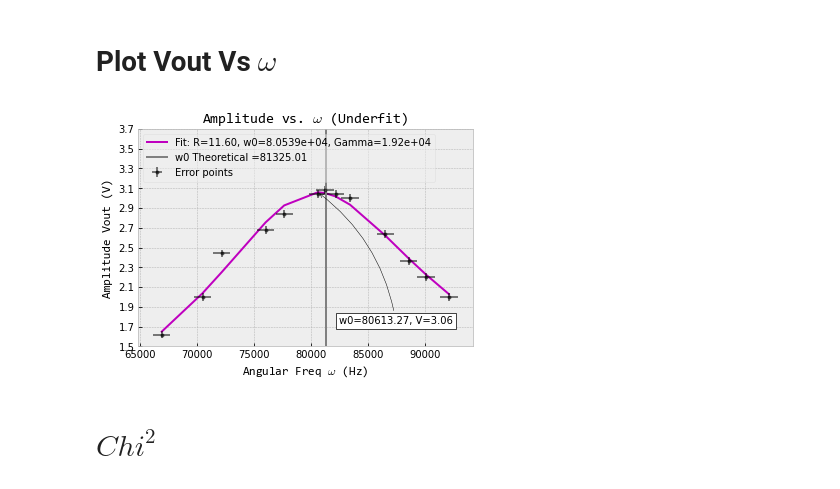
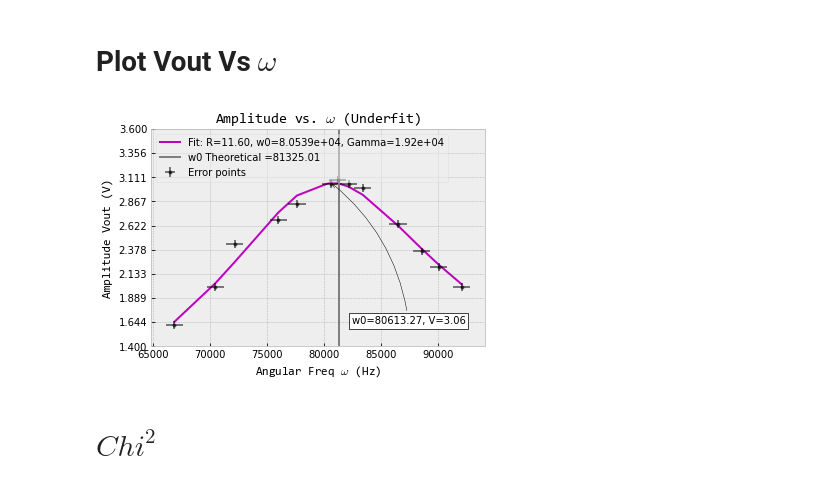
Before and after one commit to Drixitel/134-Lab-Spring-2023, a Jupyter notebook: Code/Chaos/FinalRCLAnalysis.ipynb, the cells around one changed output. Drawn from its saved outputs; the diff is of its cells as text; code cells hidden in the pictures.

```diff
--- a/Code/Chaos/FinalRCLAnalysis.ipynb
+++ b/Code/Chaos/FinalRCLAnalysis.ipynb
@@ -339,35 +339,35 @@ def annot_max(x,y, ax=None):
     if not ax:
         ax=plt.gca()
     bbox_props = dict(boxstyle="square,pad=0.3", fc="w", ec="k", lw=0.72)
     arrowprops=dict(arrowstyle="->",connectionstyle="arc3,rad=.2", color='black')
     kw = dict(xycoords='data',textcoords="axes fraction",
               arrowprops=arrowprops, bbox=bbox_props, ha="right", va="top")
     ax.annotate(text, xy=(xmax, ymax), xytext=(0.94,0.14), **kw)
 
 annot_max(w,fitline)
 
 
 
 # plot data
 plt.plot(w,fitline, 'm', label= 'Fit: R=%1.2f, w0=%1.4e, Gamma=%1.2e' % tuple(popt2))
 # plt.plot(w,fitline2, 'r', label= 'fit2')
 plt.errorbar(w,Vout,yerr=VoutSig, xerr=wSig, fmt= '.', ls = None, label= 'Error points', color = 'black', alpha =0.5)
-plt.yticks(np.linspace(1.5,3.7,12))
+plt.yticks(np.linspace(1.4,3.6,10))
 
 
 
 #Labels
 plt.title("Amplitude vs. $\omega$ (Underfit)", **hfont)
 plt.ylabel("Amplitude Vout (V)", **hfont)
 plt.xlabel("Angular Freq $\omega$ (Hz)", **hfont)
 plt.axvline(w0, color ='gray', label =f'w0 Theoretical ={w0:.2f}')
 
 plt.legend(loc =2,fancybox=True, framealpha=0.5)
 
 
 plt.savefig("AmpVsOmega.png", bbox_inches='tight')
 # %% [output]
-[figure, old version]
+[figure, new version]
 # %% [markdown]
 # $Chi^2$
 # %%
```
Also changed, not shown: 8 other files.
